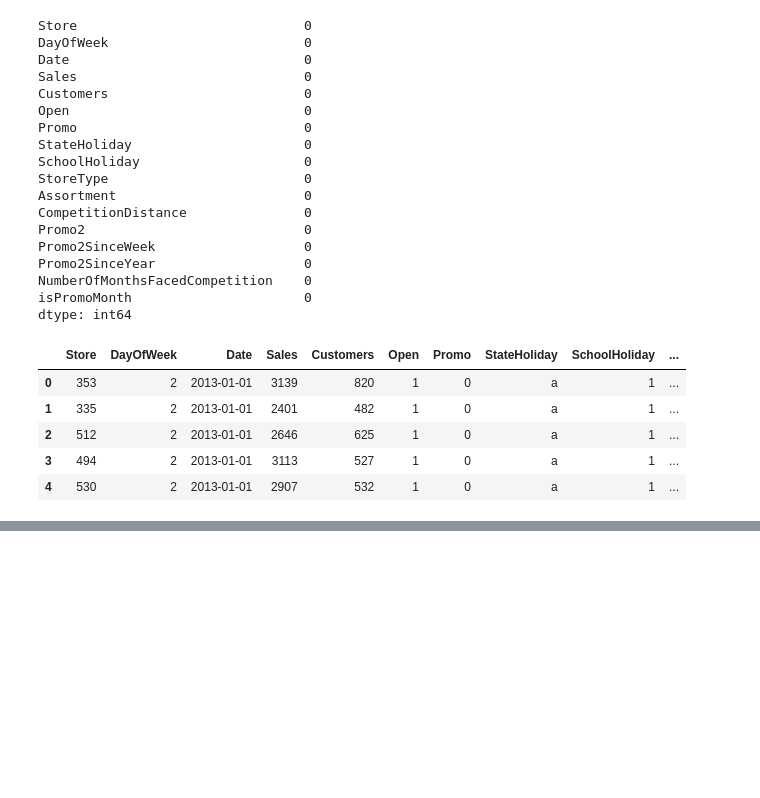
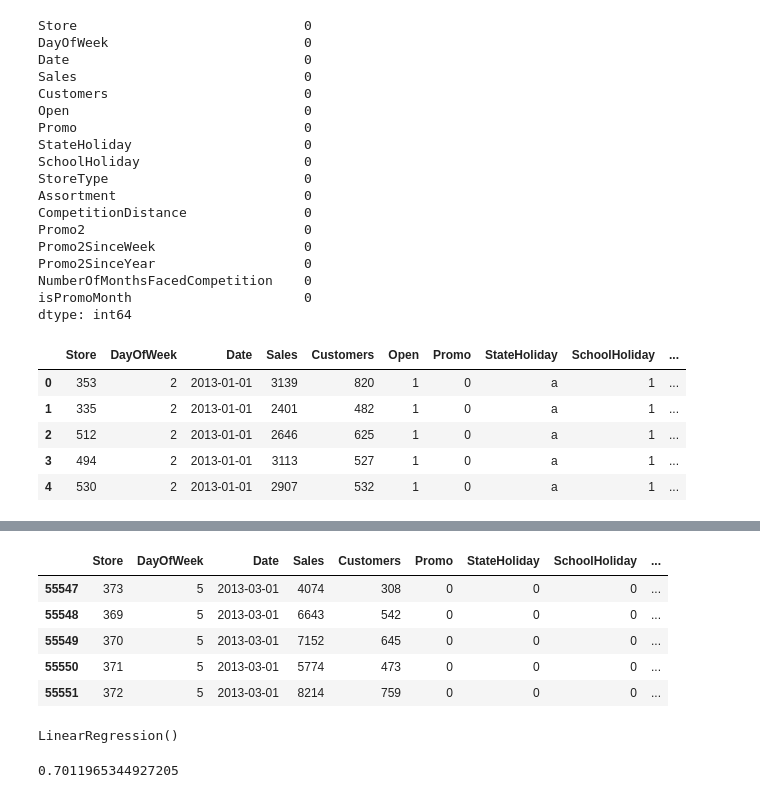
Before and after one commit to Yash1289/rossmann_sales_prediction, a Jupyter notebook: Rossmann_Sales_Prediction_Capstone_Project.ipynb, the cells around one changed output, grey strips where cells are left out. Cells and saved outputs as stored; diff of their text form; code cells hidden in the pictures; blank space fills up the shorter version.

```diff
--- a/Rossmann_Sales_Prediction_Capstone_Project.ipynb
+++ b/Rossmann_Sales_Prediction_Capstone_Project.ipynb
@@ -441,0 +547,9 @@ rossmann_sales_df.head()
+# %%
+shifted_df.rename(columns = {"Sales" : "2MonthAgoSale" , "Customers" : "2MonthAgoCustomers" } ,inplace = True)
+# %%
+test_final_df = pd.merge(model_df , shifted_df , how = "left" , on = ["Store" , "Month" , "Year"])
+# %%
+backup_df = test_final_df.copy()
+# %%
+index_places1 = backup_df[backup_df["2MonthAgoSale"] == 0].index
+backup_df.drop( index_places1 , inplace = True )
@@ -441,0 +585,9 @@ rossmann_sales_df.head()
+# %%
+backup_df.head(5)
+# %% [output]
+|  | Store | DayOfWeek | Date | Sales | Customers | Promo | StateHoliday | SchoolHoliday | ... |
+| 55547 | 373 | 5 | 2013-03-01 | 4074 | 308 | 0 | 0 | 0 | ... |
+| 55548 | 369 | 5 | 2013-03-01 | 6643 | 542 | 0 | 0 | 0 | ... |
+| 55549 | 370 | 5 | 2013-03-01 | 7152 | 645 | 0 | 0 | 0 | ... |
+| 55550 | 371 | 5 | 2013-03-01 | 5774 | 473 | 0 | 0 | 0 | ... |
+| 55551 | 372 | 5 | 2013-03-01 | 8214 | 759 | 0 | 0 | 0 | ... |
@@ -441,0 +608,11 @@ rossmann_sales_df.head()
+# %%
+from sklearn.linear_model import LinearRegression
+
+regressor = LinearRegression()
+regressor.fit(X_train, Y_train)
+# %% [output]
+LinearRegression()
+# %%
+regressor.score( X_train  , Y_train)
+# %% [output]
+0.7011965344927205
```
Also changed, not shown: parts of 56 cells of this notebook.
